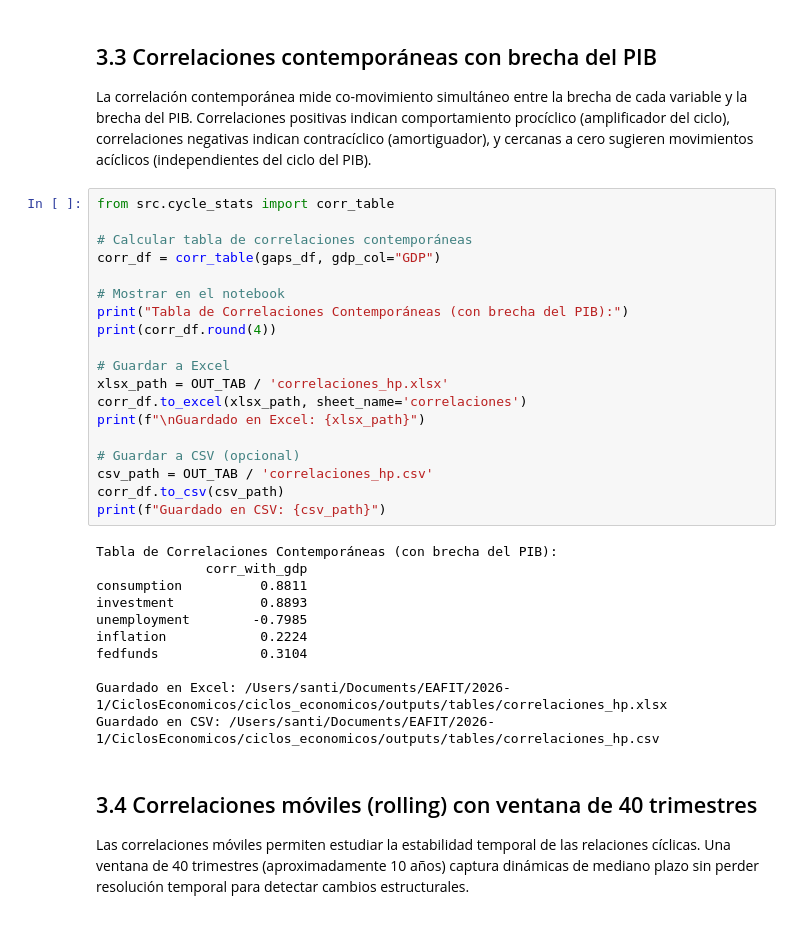
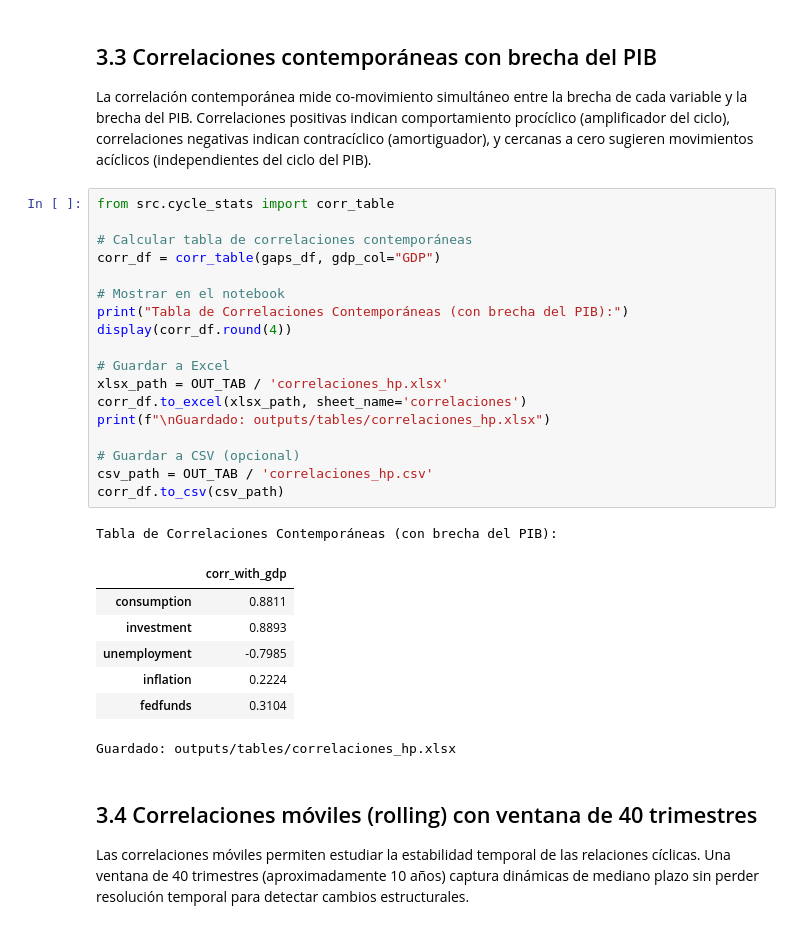
Before and after one commit to Tupxz/ciclos_economicos, a Jupyter notebook: notebooks/Taller_1.ipynb, the cells around one changed output. Saved outputs shown, nothing was run; the diff lists cells and outputs as text.

```diff
--- a/notebooks/Taller_1.ipynb
+++ b/notebooks/Taller_1.ipynb
@@ -731,33 +709,30 @@ La correlación contemporánea mide co-movimiento simultáneo entre la brecha de
 # %%
 from src.cycle_stats import corr_table
 
 # Calcular tabla de correlaciones contemporáneas
 corr_df = corr_table(gaps_df, gdp_col="GDP")
 
 # Mostrar en el notebook
 print("Tabla de Correlaciones Contemporáneas (con brecha del PIB):")
-print(corr_df.round(4))
+display(corr_df.round(4))
 
 # Guardar a Excel
 xlsx_path = OUT_TAB / 'correlaciones_hp.xlsx'
 corr_df.to_excel(xlsx_path, sheet_name='correlaciones')
-print(f"\nGuardado en Excel: {xlsx_path}")
+print(f"\nGuardado: outputs/tables/correlaciones_hp.xlsx")
 
 # Guardar a CSV (opcional)
 csv_path = OUT_TAB / 'correlaciones_hp.csv'
 corr_df.to_csv(csv_path)
-print(f"Guardado en CSV: {csv_path}")
 # %% [output]
 Tabla de Correlaciones Contemporáneas (con brecha del PIB):
-              corr_with_gdp
-consumption          0.8811
-investment           0.8893
-unemployment        -0.7985
-inflation            0.2224
-fedfunds             0.3104
-
-Guardado en Excel: /Users/santi/Documents/EAFIT/2026-1/CiclosEconomicos/ciclos_economicos/outputs/tables/correlaciones_hp.xlsx
-Guardado en CSV: /Users/santi/Documents/EAFIT/2026-1/CiclosEconomicos/ciclos_economicos/outputs/tables/correlaciones_hp.csv
+|  | corr_with_gdp |
+| consumption | 0.8811 |
+| investment | 0.8893 |
+| unemployment | -0.7985 |
+| inflation | 0.2224 |
+| fedfunds | 0.3104 |
+Guardado: outputs/tables/correlaciones_hp.xlsx
 # %% [markdown]
 ## 3.4 Correlaciones móviles (rolling) con ventana de 40 trimestres
 
```
Also changed, not shown: parts of 7 cells of this notebook, 11 other files.
